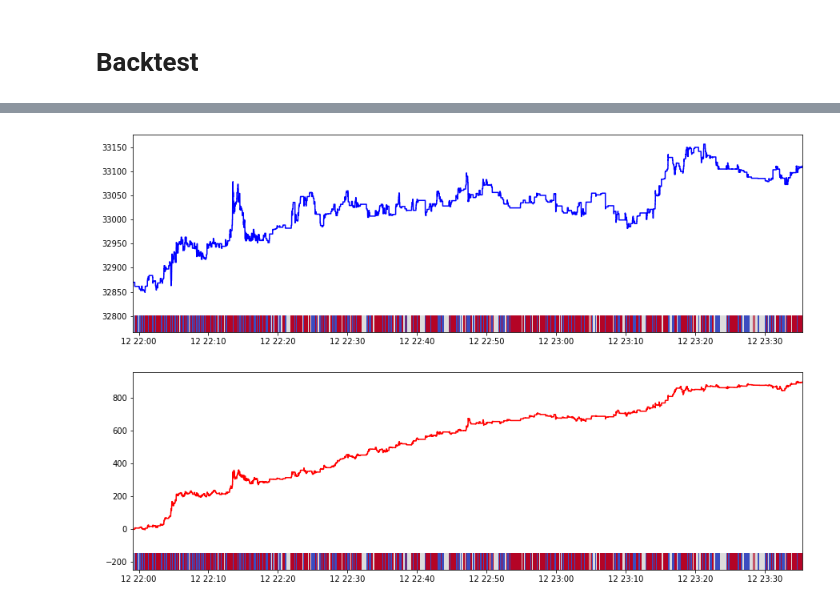
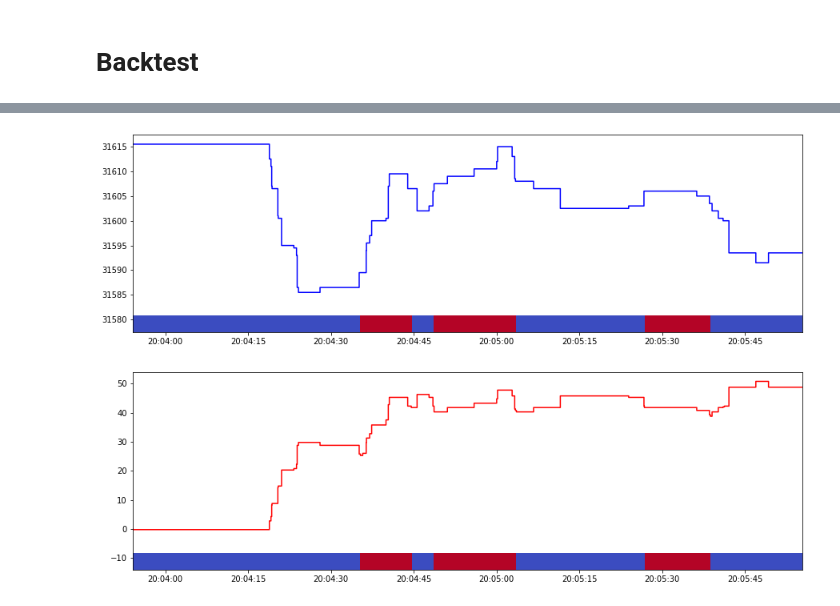
Before and after one commit to starovoitovs/deribot, a Jupyter notebook: backtest.ipynb, the cells around one changed output, grey strips where cells are left out. Cells and saved outputs as stored; diff of their text form; code cells hidden in the pictures.

```diff
--- a/backtest.ipynb
+++ b/backtest.ipynb
@@ -94,7 +94,7 @@ keys = [x for items in zip(apcs, bpcs, avcs, bvcs) for x in items]
 # %% [markdown]
 # Data
 # %%
-model = build_model(window_size=WINDOW_SIZE, n_features=len(FEATURES), depth=DEPTH)
+model = build_model(window_size=WINDOW_SIZE, n_features=N_FEATURES, depth=DEPTH)
 model.load_weights(f'_output/models/{MODEL}.h5')
 # %% [markdown]
 backtesting:
@@ -136,26 +105,0 @@ def integrate(df, strategy_column='strategy', bid_column='best_bid_price', ask_c
-# %%
-def create_strategy(df, gamma=1, com=10):
-
-    # predict returns
-    X1, X2 = split(df, 1, WINDOW_SIZE)
-
-    # predict returns
-    ret_pred = model.predict([X1, X2])
-    strategy = np.argmax(ret_pred, axis=1) - 1.
-
-    # calculating ewm strategy
-    retval_df = df[['timestamp_diff', 'best_bid_price', 'best_ask_price']].copy()
-    retval_df.loc[retval_df.index[WINDOW_SIZE:], ['p-', 'p0', 'p+']] = ret_pred
-    retval_df.loc[retval_df.index[WINDOW_SIZE:], 'strategy'] = gamma * strategy.reshape(-1)
-
-    strategy_name = f"ewm_strategy_{com}_{gamma}"
-    retval_df.loc[retval_df.index[WINDOW_SIZE:], strategy_name] = np.minimum(1., np.maximum(-1., np.round(retval_df['strategy'].ewm(com=com).mean())))
-    retval_df = retval_df[~retval_df.isna().any(axis=1)]
-
-    # avoid holding zero on neutral signal, hold -1 or 1 instead continuously until opposite signal prevails
-    retval_df[strategy_name] = retval_df[strategy_name].replace(to_replace=0, method='ffill')
-
-    retval_df.loc[:, ['money', 'pnl', 'fees']] = integrate(retval_df, strategy_name)
-    retval_df['n_trades'] = np.cumsum(retval_df[strategy_name].diff(1).fillna(0) != 0)
-
-    return retval_df
@@ -181,11 +106,10 @@ dfx.loc[:, apcs + bpcs] = dfx.loc[:, apcs + bpcs].sub(mid_price)
 # %%
 # load backtest dataset
-df = pd.read_csv('_input/data/20210712_000000.csv')
+df = pd.read_csv('_input/data/20210715_200339.csv')[:1000]
 df.index = pd.to_datetime(df['timestamp']*1000*1000)
 assert df.index.is_unique
 
-# prepare backtest dataset
-df = prepare_df1(df)
+df20 = create_strategy(df, model, depth=DEPTH, gamma=GAMMA, com=COM)
+df20
 
-df20 = create_strategy(df, gamma=GAMMA, com=COM)
 #df20.style.background_gradient(cmap='coolwarm', subset=(dff.index, ['y2', 'strategy', 'ewm_strategy_10']))
@@ -192,18 +131,18 @@ df20 = create_strategy(df, gamma=GAMMA, com=COM)
 # %%
 STEP = 100000
 OFFSET = 0
 
 df0 = df20[OFFSET:OFFSET+STEP]
 
 strategy_name = f'ewm_strategy_{COM}_{GAMMA}'
 
 fig, ax = plt.subplots(figsize=(15, 10), nrows=2)
 
-ax[0].step(df0.index, df0['best_bid_price'], c='b')
+ax[0].step(df0.index, df.loc[df0.index, 'best_bid_price'], c='b')
 add_pcolor_to_plot(ax[0], df0[strategy_name])
 
 ax[1].step(df0.index, df0['pnl'], c='r')
 add_pcolor_to_plot(ax[1], df0[strategy_name])
 # %% [output]
-[figure, old version]
+[figure, new version]
 # %%
```
Also changed, not shown: parts of 10 cells of this notebook, 4 other files.
